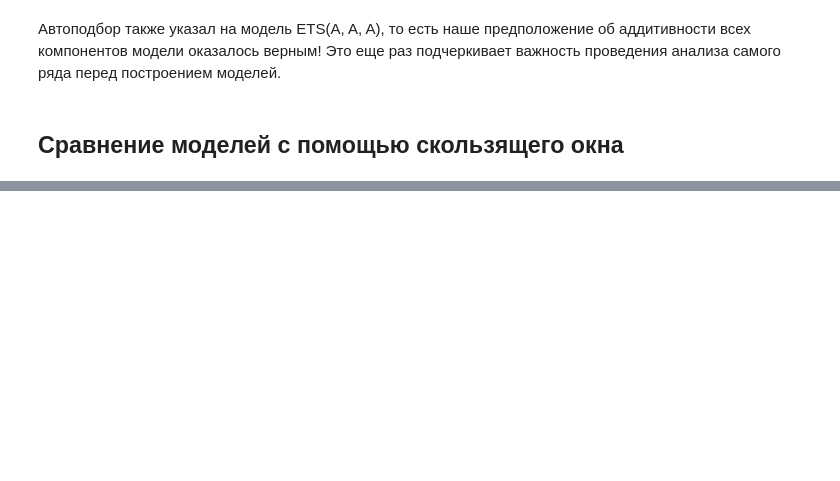
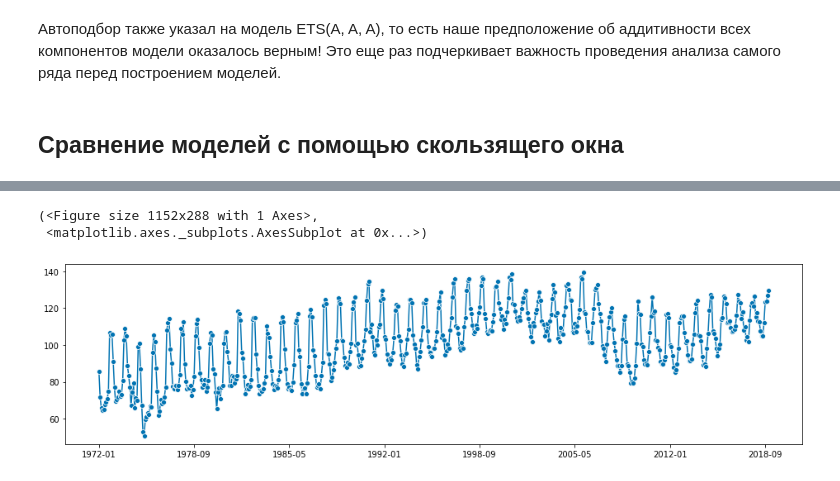
Before and after one commit to bdemeshev/tssp_tutorials_2020_21, a Jupyter notebook: Tutorial_time_series.ipynb, the cells around one changed output, grey strips where cells are left out. Drawn from its saved outputs; the diff is of its cells as text; code cells hidden in the pictures; blank space fills up the shorter version.

```diff
--- a/Tutorial_time_series.ipynb
+++ b/Tutorial_time_series.ipynb
@@ -345,0 +392,3 @@ Warnings:
+# %%
+y = pd.read_csv("https://assets.datacamp.com/production/repositories/4567/datasets/0707fe926ef5f110ed889fcd2a09c9417e2ffbb6/candy_production.csv")
+y.head()
@@ -345,0 +402,5 @@ Warnings:
+# %%
+y['date'] = pd.to_datetime(y['date'])
+y = pd.Series(y['IPG3113N'].values, index=y['date'])
+y.index = y.index.to_period('M')
+y
@@ -345,0 +421,6 @@ Warnings:
+# %%
+plot_series(y)
+# %% [output]
+(<Figure size 1152x288 with 1 Axes>,
+ <matplotlib.axes._subplots.AxesSubplot at 0x...>)
+[figure, added]
```
Also changed, not shown: parts of 35 cells of this notebook.
